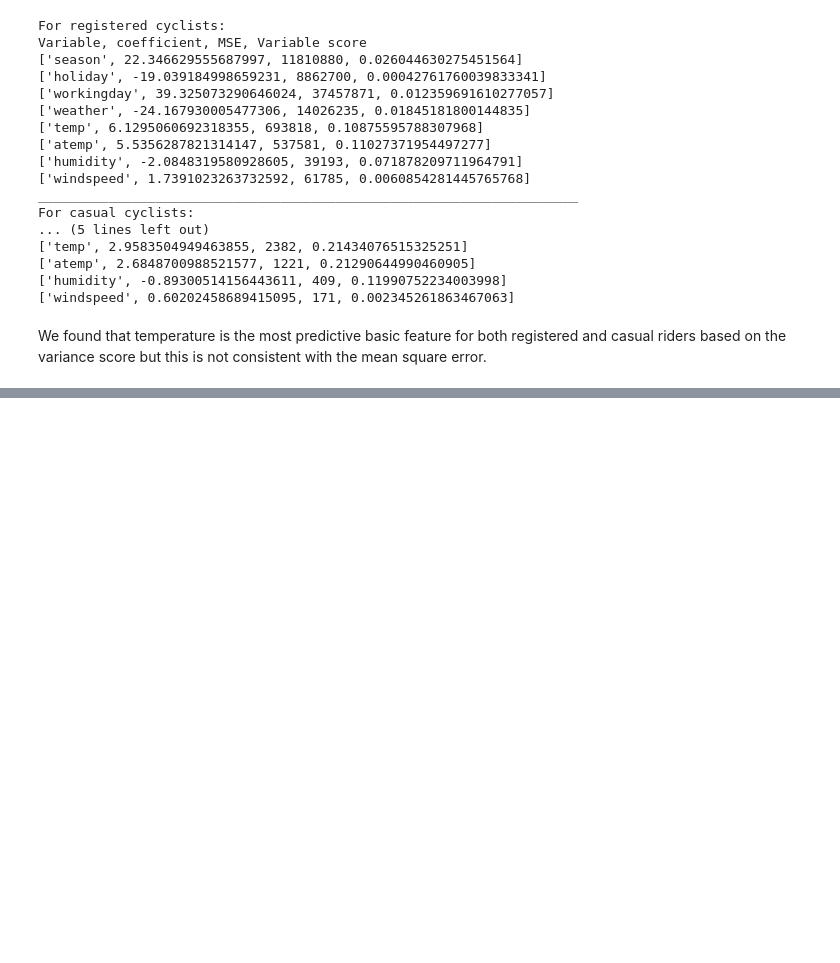
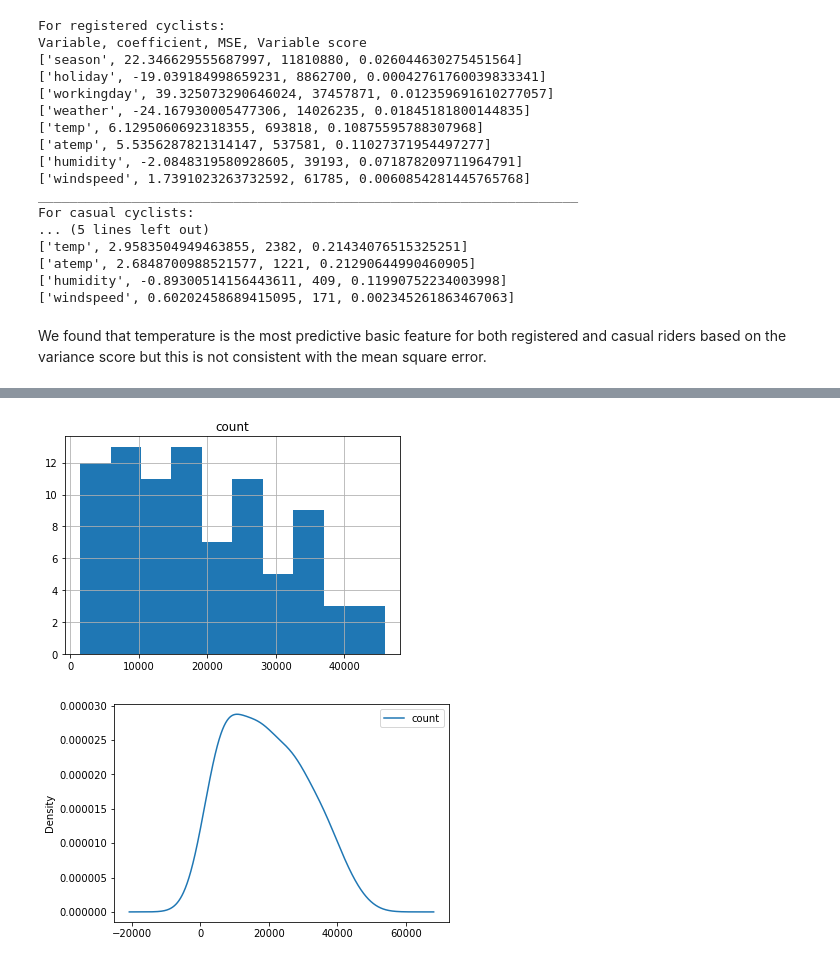
Before and after one commit to jordankupersmith/w207-final, a Jupyter notebook: w207_Bike_Sharing_Regression.ipynb, the cells around one changed output, grey strips where cells are left out. Drawn from its saved outputs; the diff is of its cells as text; code cells hidden in the pictures; blank space fills up the shorter version.

```diff
--- a/w207_Bike_Sharing_Regression.ipynb
+++ b/w207_Bike_Sharing_Regression.ipynb
@@ -373,0 +481,14 @@ We found that temperature is the most predictive basic feature for both register
+# %%
+#Reviewing plots of the density of observations can provide further insight into the structure of the data.
+#The example below creates a histogram and density plot of the observations without any temporal structure.
+trainByWeek.hist()
+trainByWeek.plot(kind='kde')
+plt.show()
+
+#Some observations from the plots include:
+    #The distribution is not Gaussian.
+    #The shape has a long right tail and may suggest an exponential distribution.
+    #This lends more support to exploring some power transforms of the data prior to modeling.
+# %% [output]
+[figure, added]
+[figure, added]
```
Also changed, not shown: parts of 7 cells of this notebook.
